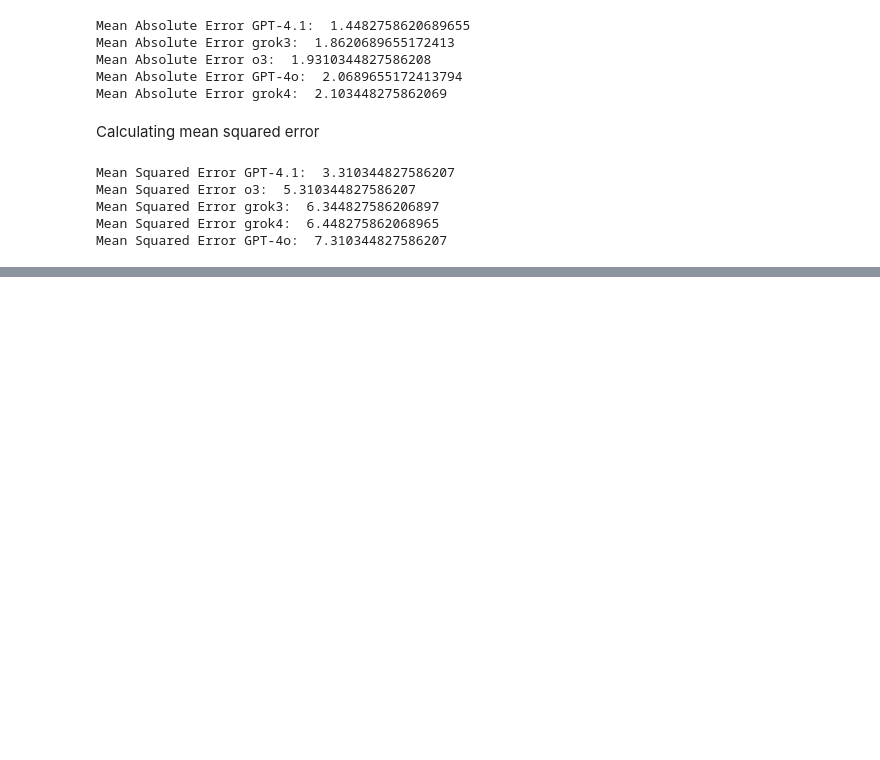
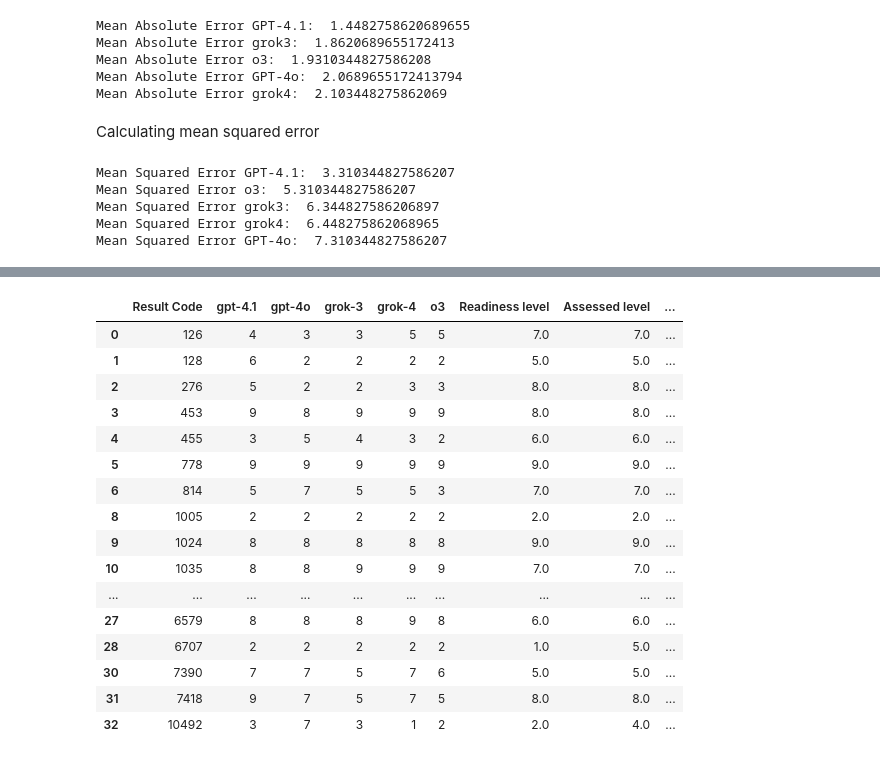
Before and after one commit to cgiar-ppu/cgspace-docs-prms-results-merge, a Jupyter notebook: test_data_best_model.ipynb, the cells around one changed output, grey strips where cells are left out. Saved outputs shown, nothing was run; the diff lists cells and outputs as text; code cells hidden in the pictures; blank space fills up the shorter version.

```diff
--- a/test_data_best_model.ipynb
+++ b/test_data_best_model.ipynb
@@ -213,0 +226,25 @@ Mean Squared Error GPT-4o:  7.310344827586207
+# %%
+ai_golden_results['gpt-4.1-diff'] = ai_golden_results['gpt-4.1'].astype('float') - ai_golden_results['Assessed level'].astype('float')
+ai_golden_results['gpt-4o-diff'] = ai_golden_results['gpt-4o'].astype('float') - ai_golden_results['Assessed level'].astype('float')
+ai_golden_results['grok-3-diff'] = ai_golden_results['grok-3'].astype('float') - ai_golden_results['Assessed level'].astype('float')
+ai_golden_results['grok-4-diff'] = ai_golden_results['grok-4'].astype('float') - ai_golden_results['Assessed level'].astype('float')
+ai_golden_results['o3-diff'] = ai_golden_results['o3'].astype('float') - ai_golden_results['Assessed level'].astype('float')
+ai_golden_results
+# %% [output]
+|  | Result Code | gpt-4.1 | gpt-4o | grok-3 | grok-4 | o3 | Readiness level | Assessed level | ... |
+| 0 | 126 | 4 | 3 | 3 | 5 | 5 | 7.0 | 7.0 | ... |
+| 1 | 128 | 6 | 2 | 2 | 2 | 2 | 5.0 | 5.0 | ... |
+| 2 | 276 | 5 | 2 | 2 | 3 | 3 | 8.0 | 8.0 | ... |
+| 3 | 453 | 9 | 8 | 9 | 9 | 9 | 8.0 | 8.0 | ... |
+| 4 | 455 | 3 | 5 | 4 | 3 | 2 | 6.0 | 6.0 | ... |
+| 5 | 778 | 9 | 9 | 9 | 9 | 9 | 9.0 | 9.0 | ... |
+| 6 | 814 | 5 | 7 | 5 | 5 | 3 | 7.0 | 7.0 | ... |
+| 8 | 1005 | 2 | 2 | 2 | 2 | 2 | 2.0 | 2.0 | ... |
+| 9 | 1024 | 8 | 8 | 8 | 8 | 8 | 9.0 | 9.0 | ... |
+| 10 | 1035 | 8 | 8 | 9 | 9 | 9 | 7.0 | 7.0 | ... |
+| ... | ... | ... | ... | ... | ... | ... | ... | ... | ... |
+| 27 | 6579 | 8 | 8 | 8 | 9 | 8 | 6.0 | 6.0 | ... |
+| 28 | 6707 | 2 | 2 | 2 | 2 | 2 | 1.0 | 5.0 | ... |
+| 30 | 7390 | 7 | 7 | 5 | 7 | 6 | 5.0 | 5.0 | ... |
+| 31 | 7418 | 9 | 7 | 5 | 7 | 5 | 8.0 | 8.0 | ... |
+| 32 | 10492 | 3 | 7 | 3 | 1 | 2 | 2.0 | 4.0 | ... |
```
Also changed, not shown: parts of 6 cells of this notebook.
